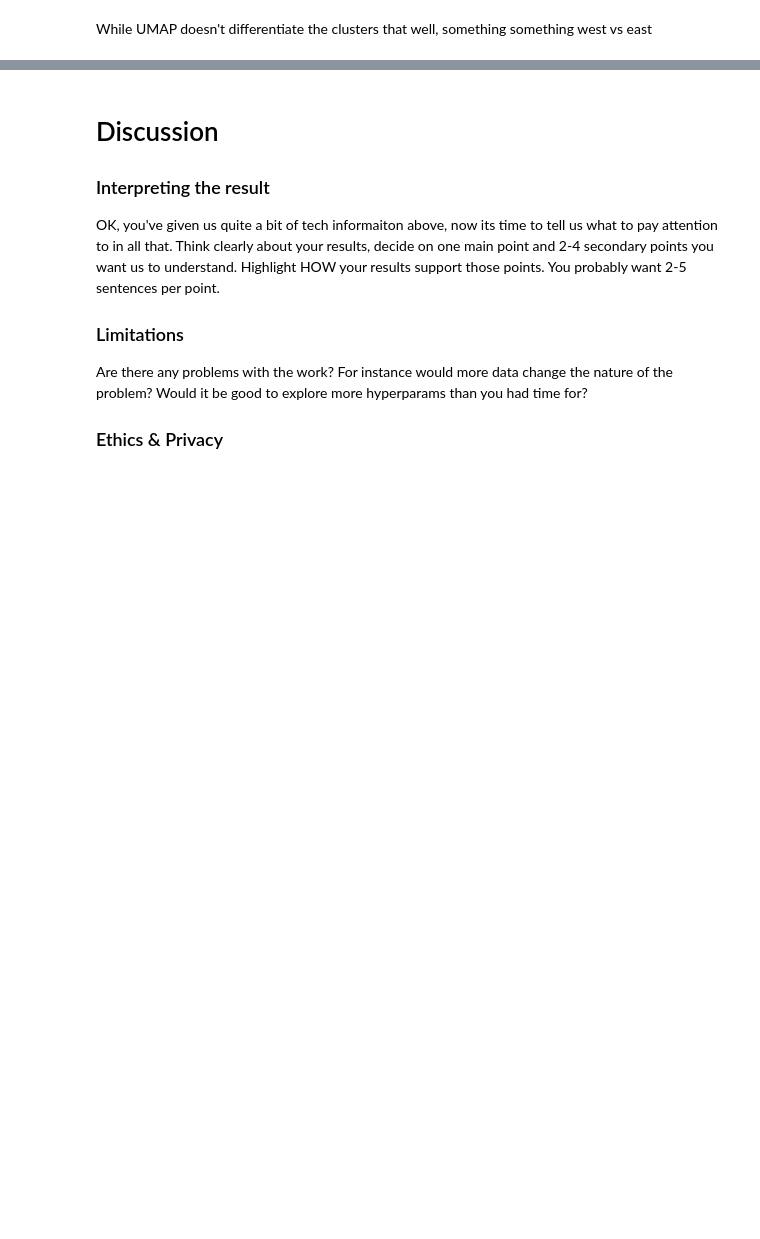
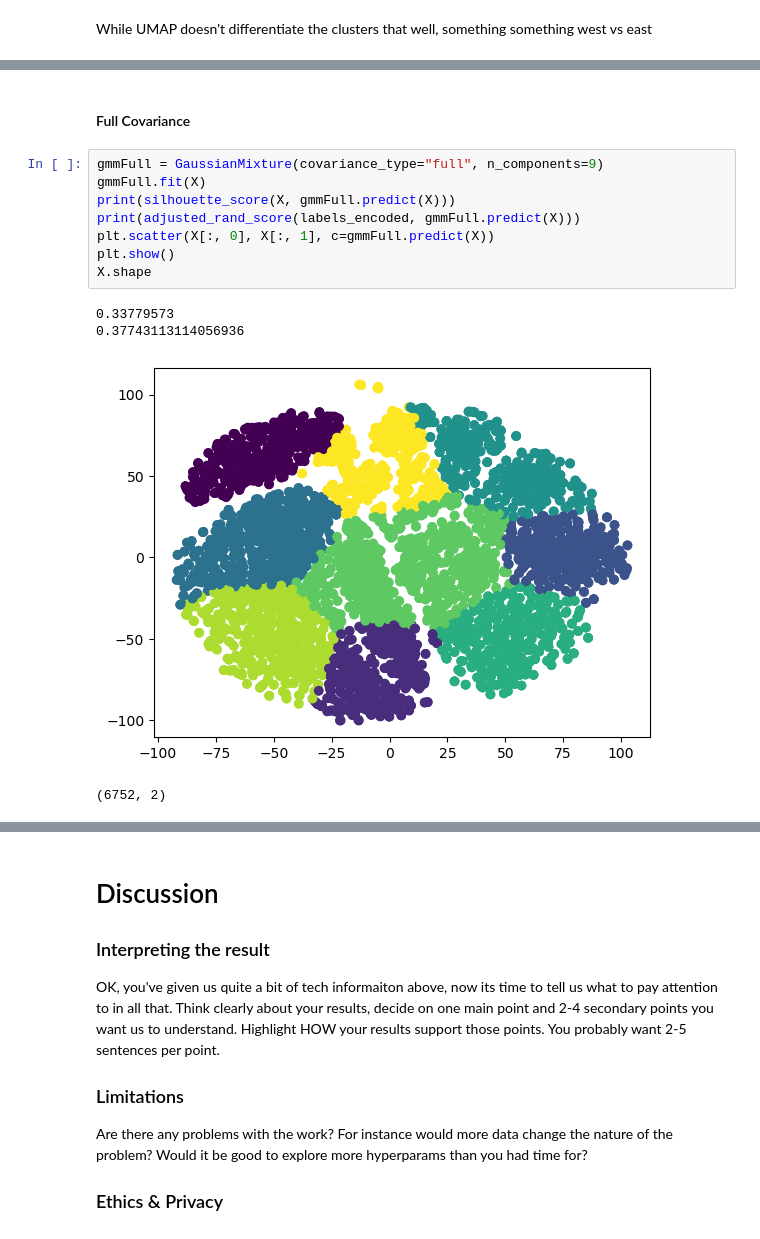
Before and after one commit to alexavndra/cogs_118b_project, a Jupyter notebook: FinalProject_groupXXX.ipynb, the cells around one changed output, grey strips where cells are left out. Drawn from its saved outputs; the diff is of its cells as text; blank space fills up the shorter version.

```diff
--- a/FinalProject_groupXXX.ipynb
+++ b/FinalProject_groupXXX.ipynb
@@ -300,0 +308,15 @@ kmeans.fit(umap_data)
+# %% [markdown]
+#### Full Covariance
+# %%
+gmmFull = GaussianMixture(covariance_type="full", n_components=9)
+gmmFull.fit(X)
+print(silhouette_score(X, gmmFull.predict(X)))
+print(adjusted_rand_score(labels_encoded, gmmFull.predict(X)))
+plt.scatter(X[:, 0], X[:, 1], c=gmmFull.predict(X))
+plt.show()
+X.shape
+# %% [output]
+0.33779573
+0.37743113114056936
+[figure, added]
+(6752, 2)
```
Also changed, not shown: parts of 24 cells of this notebook.
